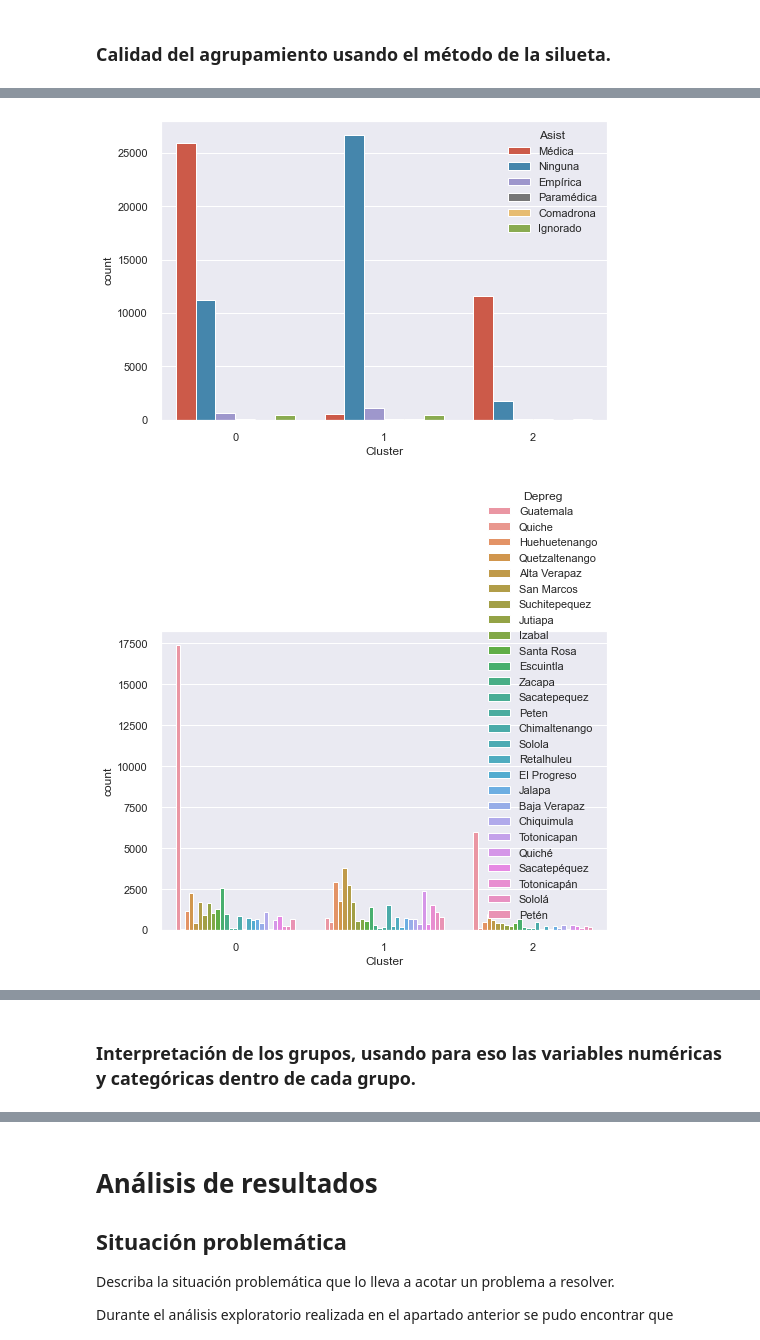
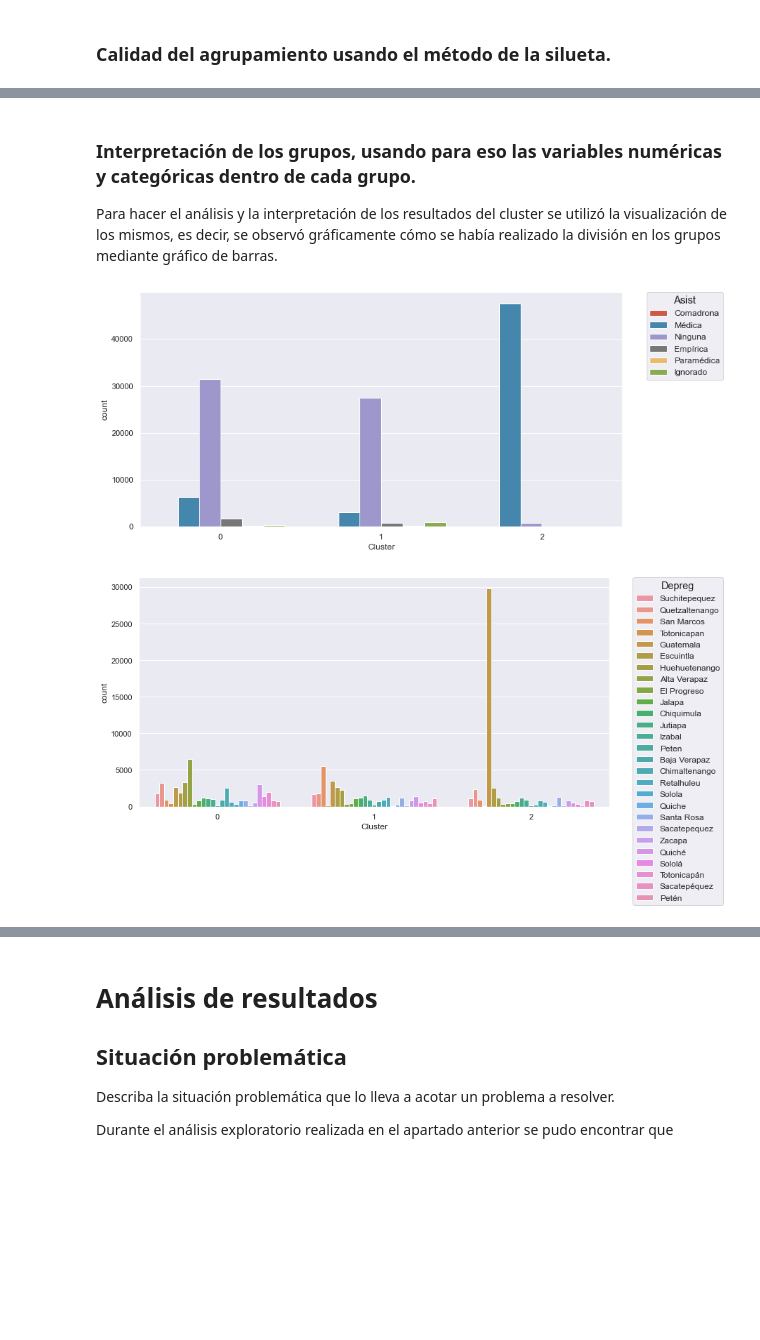
Before and after one commit to Orlando19943/Proyecto1-DM, a Jupyter notebook: project.ipynb, the cells around one changed output, grey strips where cells are left out. Saved outputs shown, nothing was run; the diff lists cells and outputs as text; code cells hidden in the pictures; blank space fills up the shorter version.

Commit message:
analizando el cluster

```diff
--- a/project.ipynb
+++ b/project.ipynb
@@ -1435,8 +1433,9 @@ original.
 
 Por conocimiento anterior con respecto al tema, se decidió realizar el apartado de clustering en R.
 # %%
+random.seed(191943)
 # Obtención de la muestra
-deaths_sample = deaths.groupby('Añoocu', group_keys=False).apply(lambda x: x.sample(frac=0.1))
+deaths_sample = deaths.groupby('Añoocu', group_keys=False).apply(lambda x: x.sample(frac=0.15))
 
 usable = ['Asist', 'Depreg', 'Mupreg', 'Añoreg', 'Puedif', 'cause', 'Ocur', 'Cerdef']
 deaths_sample = deaths_sample[usable]
@@ -1608,15 +1610,4 @@ for n_clusters in range_n_clusters:
     )
 
 plt.show()
-# %%
-# Specify the features to use for clustering
-# features = ['Rec', 'Yds', 'TD', 'Fmb', 'Ctch_Rate']
-# X = X.query('Tgt >= 20')[features]
-
-# Instantiate the clustering model and visualizer
-model = KModes(5, random_state=42)
-visualizer = SilhouetteVisualizer(kmode, colors='yellowbrick')
-
-visualizer.fit(deaths_sample)        # Fit the data to the visualizer
-visualizer.show()
 # %%
@@ -1656,9 +1616,20 @@ deaths_sample.query("Cluster == 1")
+# %% [markdown]
+### Interpretación de los grupos, usando para eso las variables numéricas y categóricas dentro de cada grupo.
+Para hacer el análisis y la interpretación de los resultados del cluster se utilizó la visualización de los mismos, es
+decir, se observó gráficamente cómo se había realizado la división en los grupos mediante gráfico de barras.
 # %%
 variables = ['Asist', 'Depreg', 'Añoreg', 'Puedif', 'cause', 'Ocur', 'Cerdef']
 
 for variable in variables:
+    plt.figure(figsize=(12,6))
     ax = sns.countplot(x="Cluster", hue=variable, data=deaths_sample)
-    plt.show()
+    plt.legend(bbox_to_anchor=(1.05, 1),
+               loc='upper left',
+               borderaxespad=0,
+               title=variable,
+               fontsize='medium',
+               title_fontsize='large')
+    plt.show(ax)
 # %% [output]
-[figure, old version]
+[figure, new version]
-[figure, old version]
+[figure, new version]
@@ -1670,2 +1640,0 @@ for variable in variables:
-# %% [markdown]
-### Interpretación de los grupos, usando para eso las variables numéricas y categóricas dentro de cada grupo.
```
Also changed, not shown: parts of 12 cells of this notebook.
